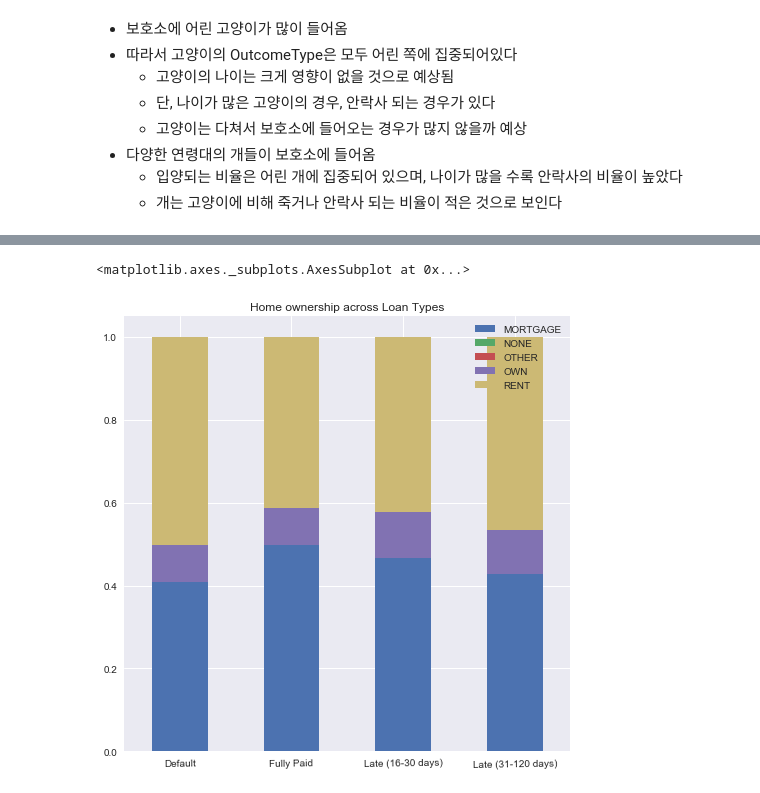
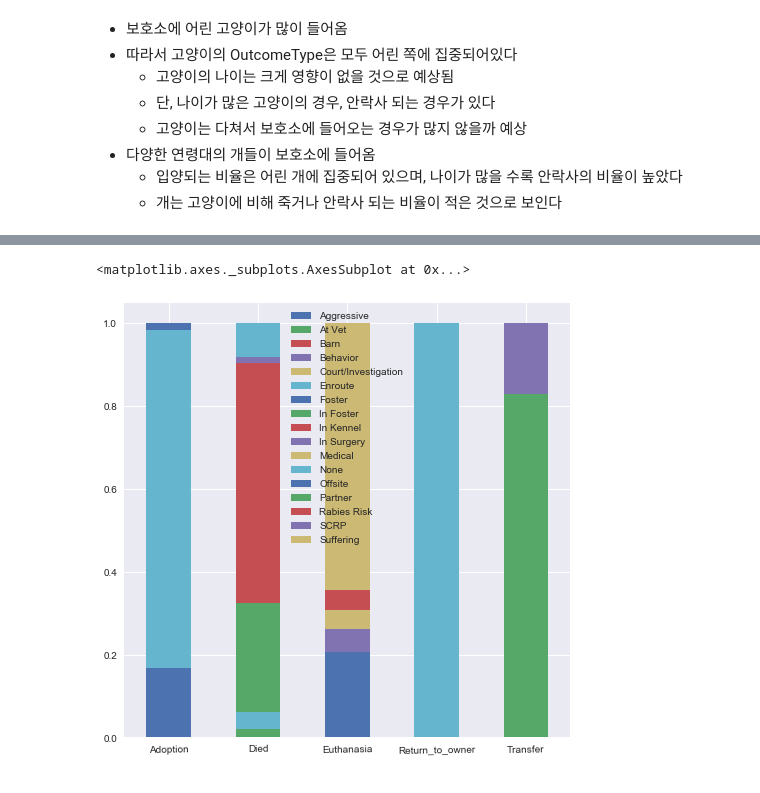
Before and after one commit to JihongL/Shelter-Animal-Outcomes, a Jupyter notebook: Shelter_EDA.ipynb, the cells around one changed output, grey strips where cells are left out. Drawn from its saved outputs; the diff is of its cells as text; code cells hidden in the pictures.

Commit message:
Add T plot

```diff
--- a/Shelter_EDA.ipynb
+++ b/Shelter_EDA.ipynb
@@ -168,2 +171,3 @@ Name: Color, Length: 366, dtype: int64
 # %%
 train['AgeuponOutcome'] = train['AgeuponOutcome'].replace(np.nan, '0 days', regex=True)
+train['OutcomeSubtype'] = train['OutcomeSubtype'].replace(np.nan, 'None', regex=True)
@@ -272,0 +273,12 @@ sub_df2.T.plot(kind='bar', stacked=True, rot=1, figsize=(8, 8),
+# %%
+subset = train[['OutcomeSubtype', 'OutcomeType']]
+tuples = [tuple(x) for x in subset.values]
+# %%
+from collections import Counter
+
+val_3=Counter(tuples)
+# %%
+sub_df1 = pd.DataFrame(val_3.values(), columns=['count'], index=pd.MultiIndex.from_tuples(val_3.keys()))
+sub_df2 = sub_df1.unstack()
+sub_df2.columns = sub_df2.columns.droplevel()  # Drop `count` label.
+sub_df2 = sub_df2.div(sub_df2.sum())
@@ -273,9 +306,5 @@ sub_df2.T.plot(kind='bar', stacked=True, rot=1, figsize=(8, 8),
 # %%
-sub_df3 = sub_df1.unstack().T
-sub_df3.index = sub_df3.index.droplevel()  # Drop `count` label.
-sub_df3 = sub_df3.div(sub_df3.sum())
-sub_df3.T.plot(kind='bar', stacked=True, rot=1, figsize=(8, 8),
-               title="Home ownership across Loan Types")
+sub_df2.T.plot(kind='bar', stacked=True, rot=1, figsize=(8, 8))
 # %% [output]
 <matplotlib.axes._subplots.AxesSubplot at 0x...>
-[figure, old version]
+[figure, new version]
```
Also changed, not shown: parts of 9 cells of this notebook.
